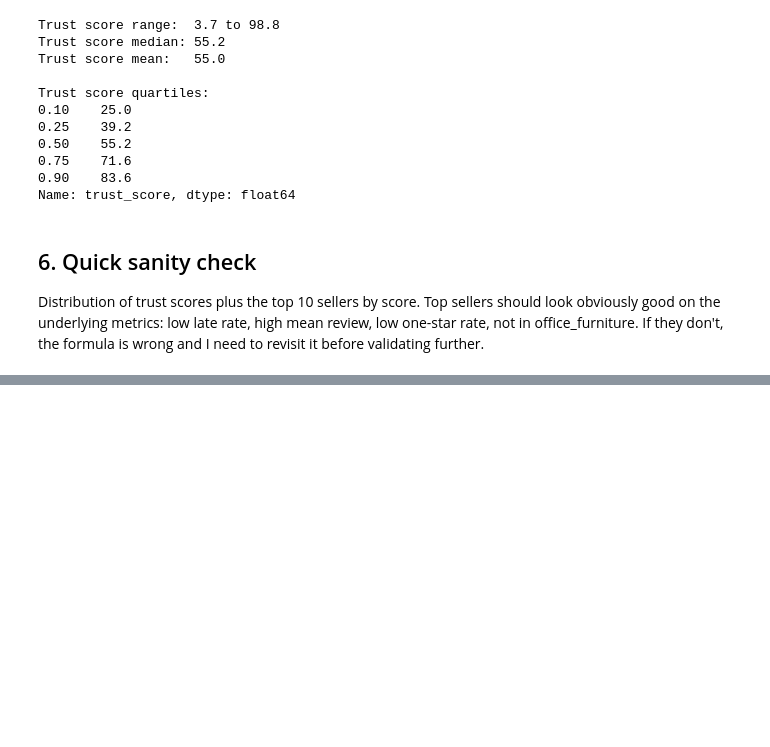
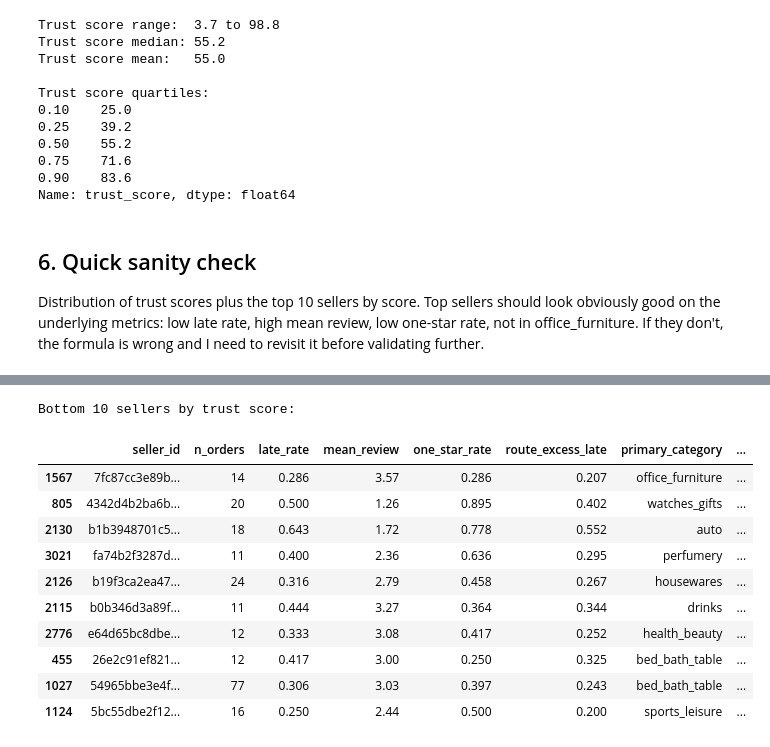
Before and after one commit to Prashant5B2026/olist-marketplace-audit, a Jupyter notebook: notebooks/04_seller_trust_score.ipynb, the cells around one changed output, grey strips where cells are left out. Cells and saved outputs as stored; diff of their text form; code cells hidden in the pictures; blank space fills up the shorter version.

```diff
--- a/notebooks/04_seller_trust_score.ipynb
+++ b/notebooks/04_seller_trust_score.ipynb
@@ -330,0 +339,24 @@ Top 10 sellers by trust score:
+# %%
+display_cols = ["seller_id", "n_orders", "late_rate", "mean_review",
+                "one_star_rate", "route_excess_late", "primary_category", "trust_score"]
+bottom10 = scorable_full.nsmallest(10, "trust_score")[display_cols].copy()
+bottom10["late_rate"]         = bottom10["late_rate"].round(3)
+bottom10["one_star_rate"]     = bottom10["one_star_rate"].round(3)
+bottom10["route_excess_late"] = bottom10["route_excess_late"].round(3)
+bottom10["mean_review"]       = bottom10["mean_review"].round(2)
+bottom10["seller_id"]         = bottom10["seller_id"].str[:12] + "..."
+print("Bottom 10 sellers by trust score:")
+bottom10
+# %% [output]
+Bottom 10 sellers by trust score:
+|  | seller_id | n_orders | late_rate | mean_review | one_star_rate | route_excess_late | primary_category | ... |
+| 1567 | 7fc87cc3e89b... | 14 | 0.286 | 3.57 | 0.286 | 0.207 | office_furniture | ... |
+| 805 | 4342d4b2ba6b... | 20 | 0.500 | 1.26 | 0.895 | 0.402 | watches_gifts | ... |
+| 2130 | b1b3948701c5... | 18 | 0.643 | 1.72 | 0.778 | 0.552 | auto | ... |
+| 3021 | fa74b2f3287d... | 11 | 0.400 | 2.36 | 0.636 | 0.295 | perfumery | ... |
+| 2126 | b19f3ca2ea47... | 24 | 0.316 | 2.79 | 0.458 | 0.267 | housewares | ... |
+| 2115 | b0b346d3a89f... | 11 | 0.444 | 3.27 | 0.364 | 0.344 | drinks | ... |
+| 2776 | e64d65bc8dbe... | 12 | 0.333 | 3.08 | 0.417 | 0.252 | health_beauty | ... |
+| 455 | 26e2c91ef821... | 12 | 0.417 | 3.00 | 0.250 | 0.325 | bed_bath_table | ... |
+| 1027 | 54965bbe3e4f... | 77 | 0.306 | 3.03 | 0.397 | 0.243 | bed_bath_table | ... |
+| 1124 | 5bc55dbe2f12... | 16 | 0.250 | 2.44 | 0.500 | 0.200 | sports_leisure | ... |
```
Also changed, not shown: parts of 6 cells of this notebook.
